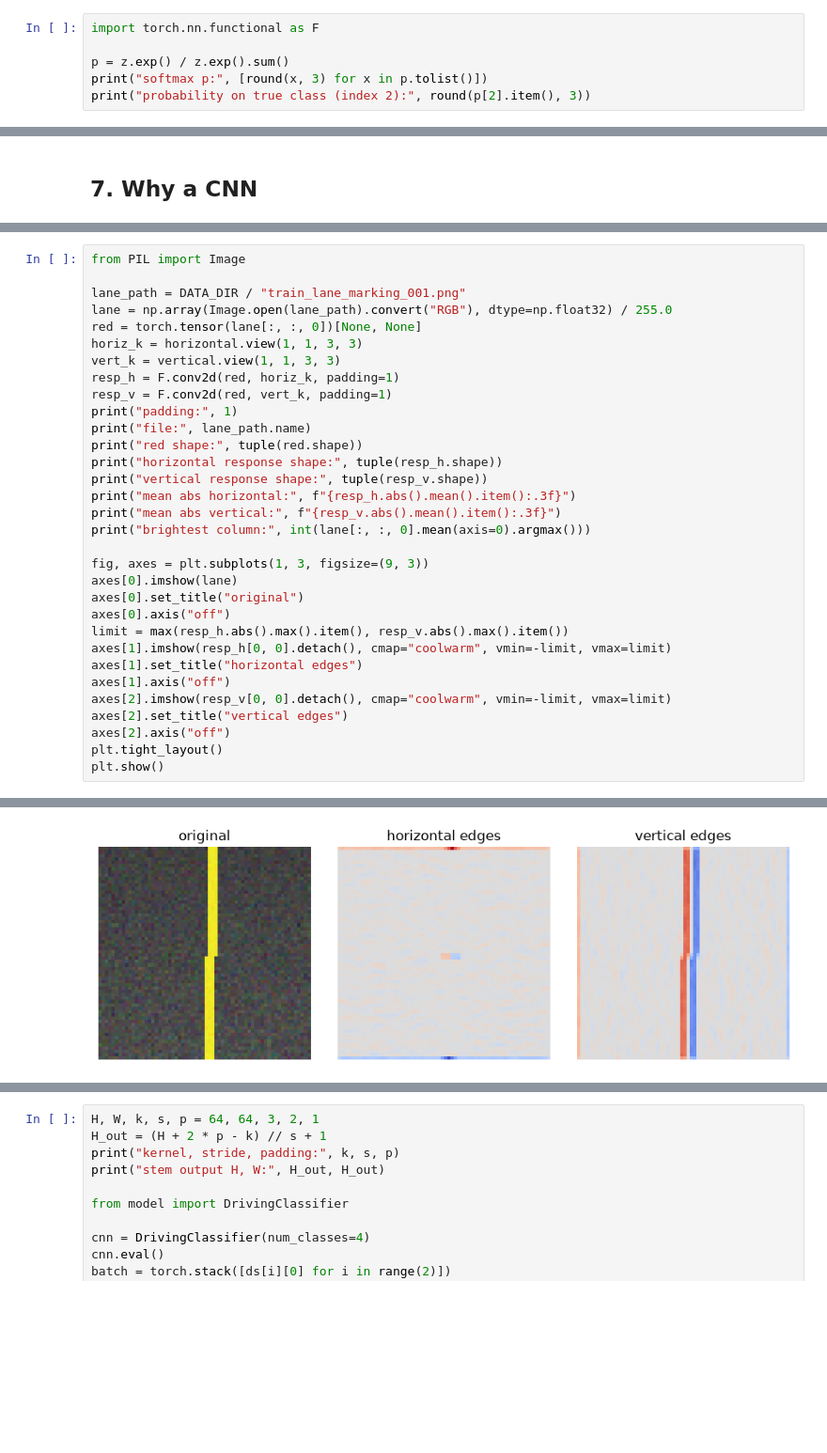
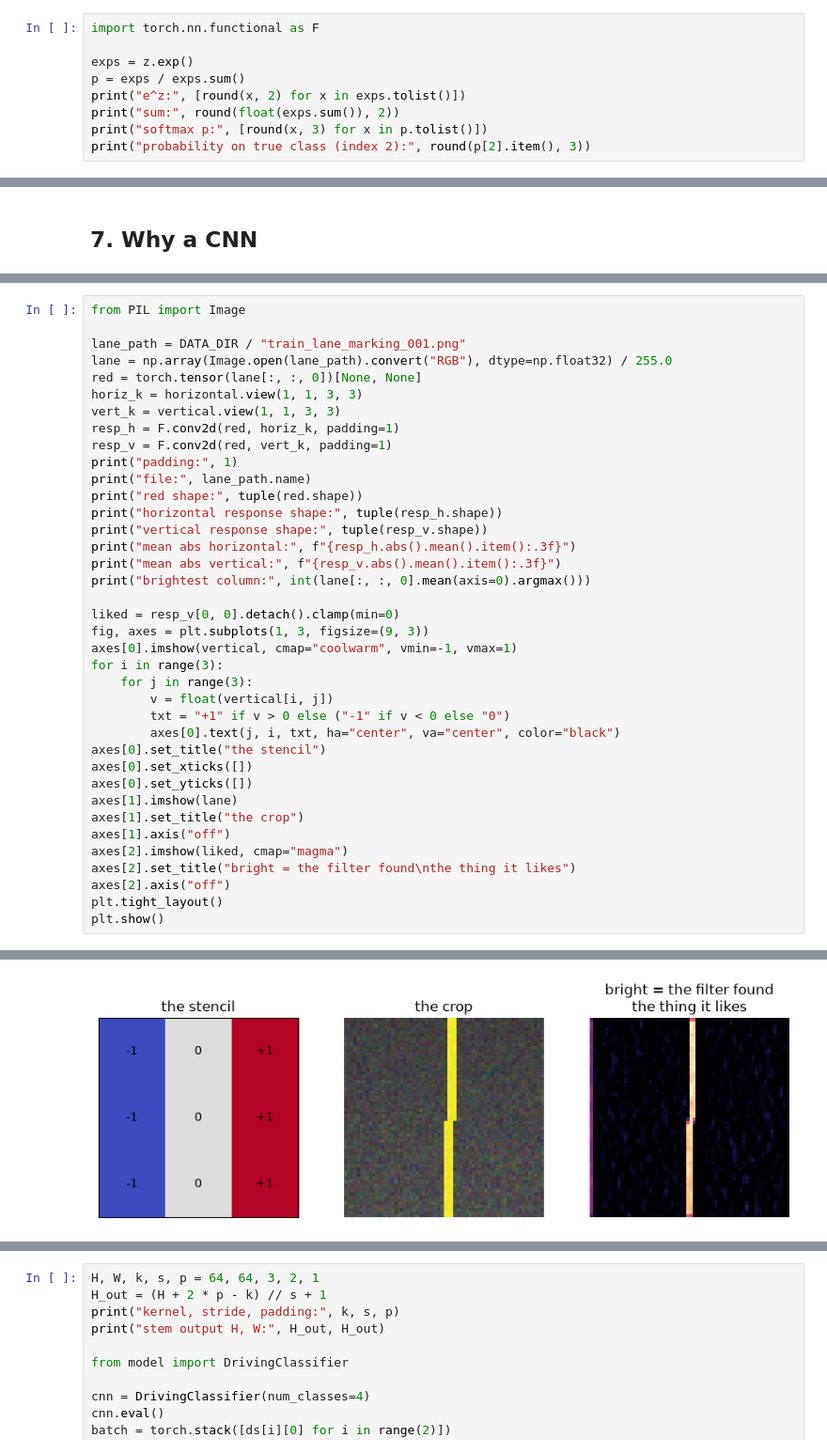
Before and after one commit to vvknyn/self-driving-ai-course, a Jupyter notebook: notebooks/00_driving_ml_gym.ipynb, the cells around one changed output, grey strips where cells are left out. Shown at 94% size. Cells and saved outputs as stored; diff of their text form; blank space fills up the shorter version.

```diff
--- a/notebooks/00_driving_ml_gym.ipynb
+++ b/notebooks/00_driving_ml_gym.ipynb
@@ -228,7 +359,10 @@ true class index: 2 (pedestrian)
 # %%
 import torch.nn.functional as F
 
-p = z.exp() / z.exp().sum()
+exps = z.exp()
+p = exps / exps.sum()
+print("e^z:", [round(x, 2) for x in exps.tolist()])
+print("sum:", round(float(exps.sum()), 2))
 print("softmax p:", [round(x, 3) for x in p.tolist()])
 print("probability on true class (index 2):", round(p[2].item(), 3))
 # %% [output]
@@ -488,40 +749,46 @@ from PIL import Image
 lane_path = DATA_DIR / "train_lane_marking_001.png"
 lane = np.array(Image.open(lane_path).convert("RGB"), dtype=np.float32) / 255.0
 red = torch.tensor(lane[:, :, 0])[None, None]
 horiz_k = horizontal.view(1, 1, 3, 3)
 vert_k = vertical.view(1, 1, 3, 3)
 resp_h = F.conv2d(red, horiz_k, padding=1)
 resp_v = F.conv2d(red, vert_k, padding=1)
 print("padding:", 1)
 print("file:", lane_path.name)
 print("red shape:", tuple(red.shape))
 print("horizontal response shape:", tuple(resp_h.shape))
 print("vertical response shape:", tuple(resp_v.shape))
 print("mean abs horizontal:", f"{resp_h.abs().mean().item():.3f}")
 print("mean abs vertical:", f"{resp_v.abs().mean().item():.3f}")
 print("brightest column:", int(lane[:, :, 0].mean(axis=0).argmax()))
 
+liked = resp_v[0, 0].detach().clamp(min=0)
 fig, axes = plt.subplots(1, 3, figsize=(9, 3))
-axes[0].imshow(lane)
-axes[0].set_title("original")
-axes[0].axis("off")
-limit = max(resp_h.abs().max().item(), resp_v.abs().max().item())
-axes[1].imshow(resp_h[0, 0].detach(), cmap="coolwarm", vmin=-limit, vmax=limit)
-axes[1].set_title("horizontal edges")
+axes[0].imshow(vertical, cmap="coolwarm", vmin=-1, vmax=1)
+for i in range(3):
+    for j in range(3):
+        v = float(vertical[i, j])
+        txt = "+1" if v > 0 else ("-1" if v < 0 else "0")
+        axes[0].text(j, i, txt, ha="center", va="center", color="black")
+axes[0].set_title("the stencil")
+axes[0].set_xticks([])
+axes[0].set_yticks([])
+axes[1].imshow(lane)
+axes[1].set_title("the crop")
 axes[1].axis("off")
-axes[2].imshow(resp_v[0, 0].detach(), cmap="coolwarm", vmin=-limit, vmax=limit)
-axes[2].set_title("vertical edges")
+axes[2].imshow(liked, cmap="magma")
+axes[2].set_title("bright = the filter found\nthe thing it likes")
 axes[2].axis("off")
 plt.tight_layout()
 plt.show()
 # %% [output]
 padding: 1
 file: train_lane_marking_001.png
 red shape: (1, 1, 64, 64)
 horizontal response shape: (1, 1, 64, 64)
 vertical response shape: (1, 1, 64, 64)
 mean abs horizontal: 0.101
 mean abs vertical: 0.216
 brightest column: 34
-[figure, old version]
+[figure, new version]
 # %% [markdown]
```
Also changed, not shown: parts of 79 cells of this notebook.
